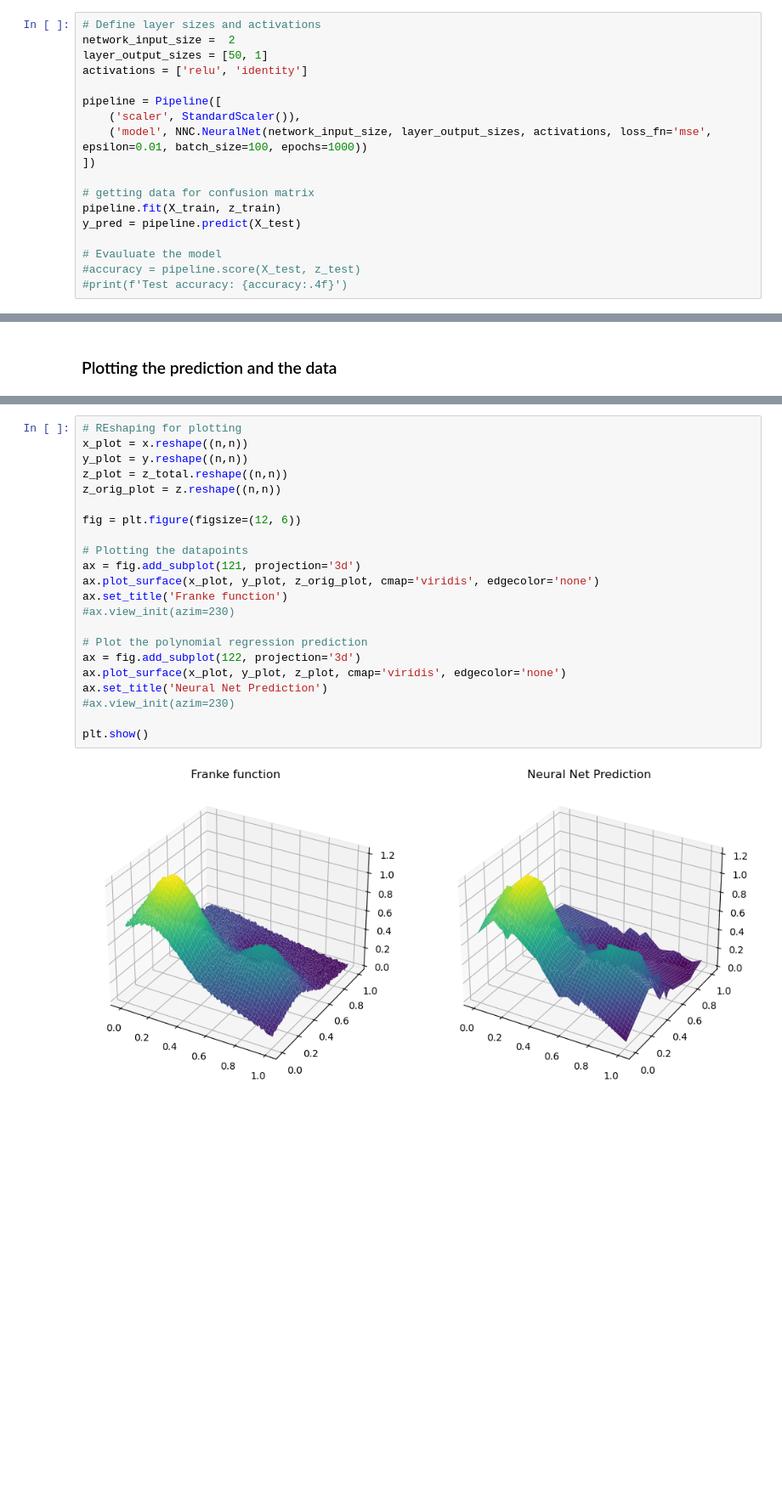
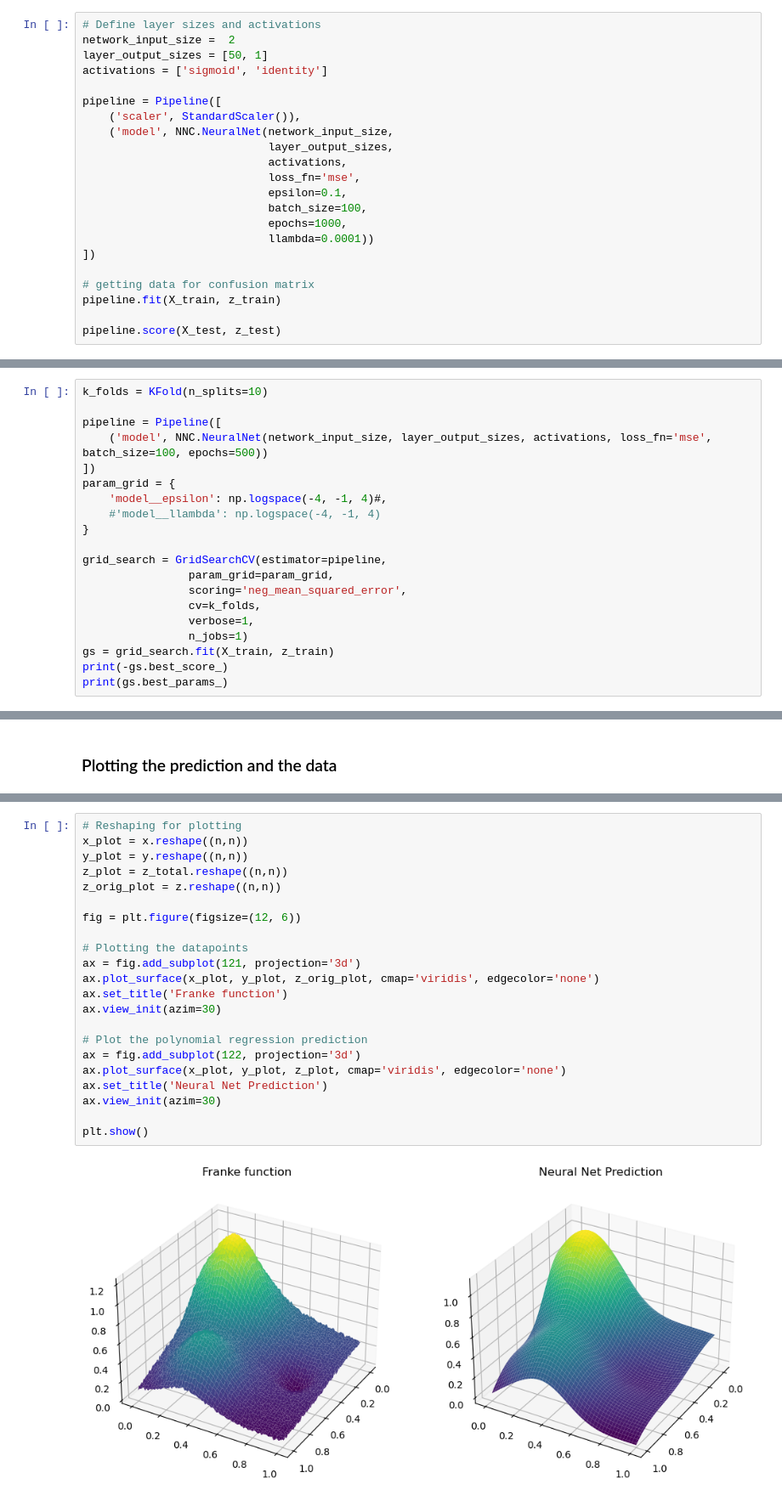
Before and after one commit to MariaFlyAway/Project2_FYS-STK3155, a Jupyter notebook: Code/Neural_Net/regression_own_code.ipynb, the cells around one changed output, grey strips where cells are left out. Shown at 85% size. Drawn from its saved outputs; the diff is of its cells as text; blank space fills up the shorter version.

```diff
--- a/Code/Neural_Net/regression_own_code.ipynb
+++ b/Code/Neural_Net/regression_own_code.ipynb
@@ -38,18 +38,22 @@ X_train, X_test, z_train, z_test = train_test_split(X, z, test_size=0.2, random_
 # Define layer sizes and activations
 network_input_size =  2
 layer_output_sizes = [50, 1]
-activations = ['relu', 'identity']
+activations = ['sigmoid', 'identity']
 
 pipeline = Pipeline([
     ('scaler', StandardScaler()),
-    ('model', NNC.NeuralNet(network_input_size, layer_output_sizes, activations, loss_fn='mse', epsilon=0.01, batch_size=100, epochs=1000))
+    ('model', NNC.NeuralNet(network_input_size,
+                            layer_output_sizes,
+                            activations,
+                            loss_fn='mse',
+                            epsilon=0.1,
+                            batch_size=100,
+                            epochs=1000,
+                            llambda=0.0001))
 ])
 
 # getting data for confusion matrix
 pipeline.fit(X_train, z_train)
-y_pred = pipeline.predict(X_test)
 
-# Evauluate the model
-#accuracy = pipeline.score(X_test, z_test)
-#print(f'Test accuracy: {accuracy:.4f}')
+pipeline.score(X_test, z_test)
 # %% [output]
@@ -65,0 +73,20 @@ Epoch 900: MSE = 0.0009794717017246547
+# %%
+k_folds = KFold(n_splits=10)
+
+pipeline = Pipeline([
+    ('model', NNC.NeuralNet(network_input_size, layer_output_sizes, activations, loss_fn='mse', batch_size=100, epochs=500))
+])
+param_grid = {
+    'model__epsilon': np.logspace(-4, -1, 4)#,
+    #'model__llambda': np.logspace(-4, -1, 4)
+}
+
+grid_search = GridSearchCV(estimator=pipeline,
+                param_grid=param_grid,
+                scoring='neg_mean_squared_error',
+                cv=k_folds,
+                verbose=1,
+                n_jobs=1)
+gs = grid_search.fit(X_train, z_train)
+print(-gs.best_score_)
+print(gs.best_params_)
@@ -72,24 +115,24 @@ z_total = pipeline.predict(X)
 # %%
-# REshaping for plotting
+# Reshaping for plotting
 x_plot = x.reshape((n,n))
 y_plot = y.reshape((n,n))
 z_plot = z_total.reshape((n,n))
 z_orig_plot = z.reshape((n,n))
 
 fig = plt.figure(figsize=(12, 6))
 
 # Plotting the datapoints
 ax = fig.add_subplot(121, projection='3d')
 ax.plot_surface(x_plot, y_plot, z_orig_plot, cmap='viridis', edgecolor='none')
 ax.set_title('Franke function')
-#ax.view_init(azim=230)
+ax.view_init(azim=30)
 
 # Plot the polynomial regression prediction
 ax = fig.add_subplot(122, projection='3d')
 ax.plot_surface(x_plot, y_plot, z_plot, cmap='viridis', edgecolor='none')
 ax.set_title('Neural Net Prediction')
-#ax.view_init(azim=230)
+ax.view_init(azim=30)
 
 plt.show()
 # %% [output]
-[figure, old version]
+[figure, new version]
```
Also changed, not shown: parts of 9 cells of this notebook.
